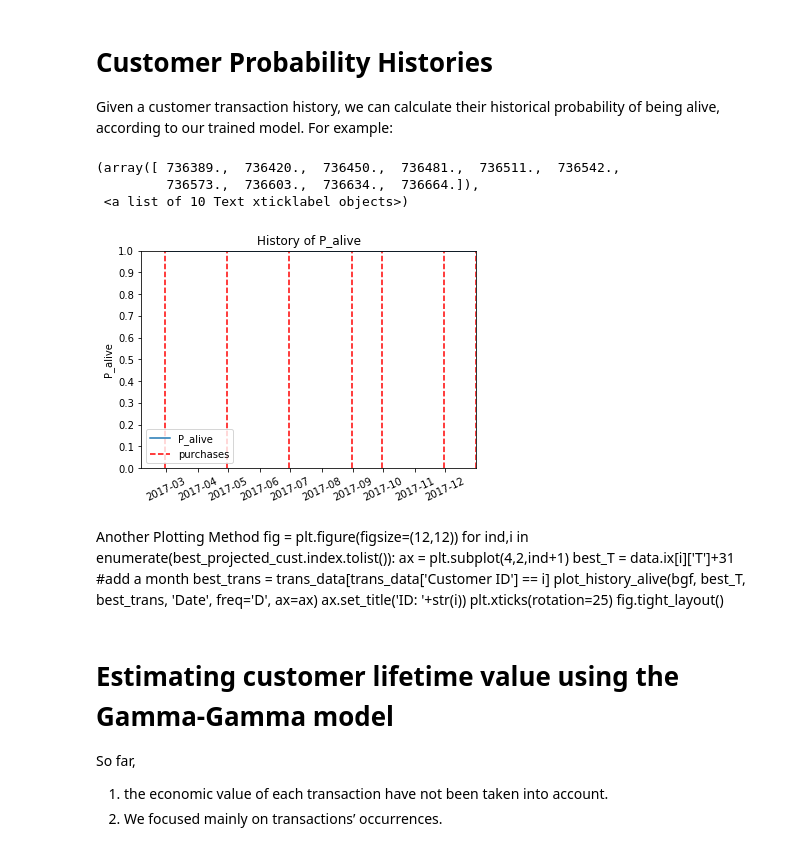
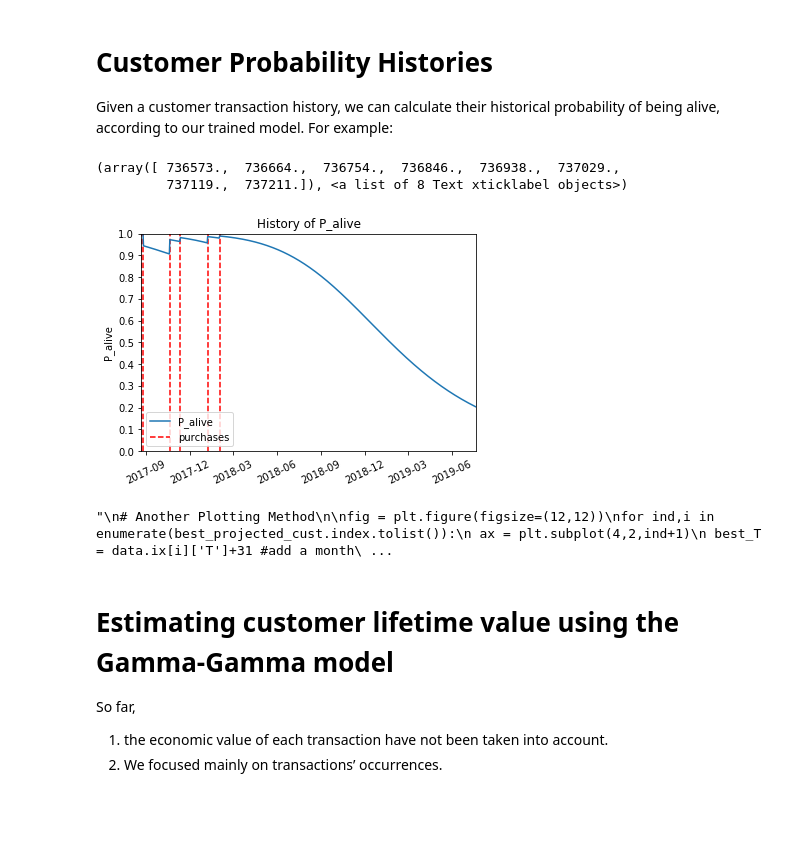
Before and after one commit to jeffl24/lifetime, a Jupyter notebook: CLTV_analysis.ipynb, the cells around one changed output. Drawn from its saved outputs; the diff is of its cells as text; code cells hidden in the pictures; blank space fills up the shorter version.

```diff
--- a/CLTV_analysis.ipynb
+++ b/CLTV_analysis.ipynb
@@ -275,33 +311,38 @@ merge_result = pd.merge(left=summary_cal_2,
 Given a customer transaction history, we can calculate their historical probability of being alive, according to our trained model. For example:
 # %%
 from lifetimes.plotting import plot_history_alive
-
-id = "seanna_96@hotmail.com"
-days_since_birth = 10
+# phyuwint1231@gmail.com
+# jessiejiaqiye@gmail.com
+# riasafadhilla@gmail.com
+id = "riasafadhilla@gmail.com"
+days_since_birth = 700
 sp_trans = transaction_data[transaction_data['Email'] == id]
 plot_history_alive(model=bgf,
                    t = days_since_birth,
                    transactions = sp_trans,
                    datetime_col = 'Paid at',
-                  freq = "M")
+                  freq = "D")
 plt.xticks(rotation=25)
 # %% [output]
-(array([ 736389.,  736420.,  736450.,  736481.,  736511.,  736542.,
-         736573.,  736603.,  736634.,  736664.]),
- <a list of 10 Text xticklabel objects>)
+(array([ 736573.,  736664.,  736754.,  736846.,  736938.,  737029.,
+         737119.,  737211.]), <a list of 8 Text xticklabel objects>)
-[figure, old version]
+[figure, new version]
-# %% [markdown]
-
-Another Plotting Method
-fig = plt.figure(figsize=(12,12))
-for ind,i in enumerate(best_projected_cust.index.tolist()):
- ax = plt.subplot(4,2,ind+1)
- best_T = data.ix[i]['T']+31 #add a month
- best_trans = trans_data[trans_data['Customer ID'] == i]
- plot_history_alive(bgf, best_T, best_trans, 'Date', freq='D', ax=ax)
- ax.set_title('ID: '+str(i))
- plt.xticks(rotation=25)
-fig.tight_layout()
+# %%
+'''
+# Another Plotting Method
+
+fig = plt.figure(figsize=(12,12))
+for ind,i in enumerate(best_projected_cust.index.tolist()):
+ ax = plt.subplot(4,2,ind+1)
+ best_T = data.ix[i]['T']+31 #add a month
+ best_trans = trans_data[trans_data['Customer ID'] == i]
+ plot_history_alive(bgf, best_T, best_trans, 'Date', freq='D', ax=ax)
+ ax.set_title('ID: '+str(i))
+ plt.xticks(rotation=25)
+fig.tight_layout()
+'''
+# %% [output]
+"\n# Another Plotting Method\n\nfig = plt.figure(figsize=(12,12))\nfor ind,i in enumerate(best_projected_cust.index.tolist()):\n ax = plt.subplot(4,2,ind+1)\n best_T = data.ix[i]['T']+31 #add a month\ ...
 # %% [markdown]
 # Estimating customer lifetime value using the Gamma-Gamma model
 So far,
```
Also changed, not shown: parts of 7 cells of this notebook.
